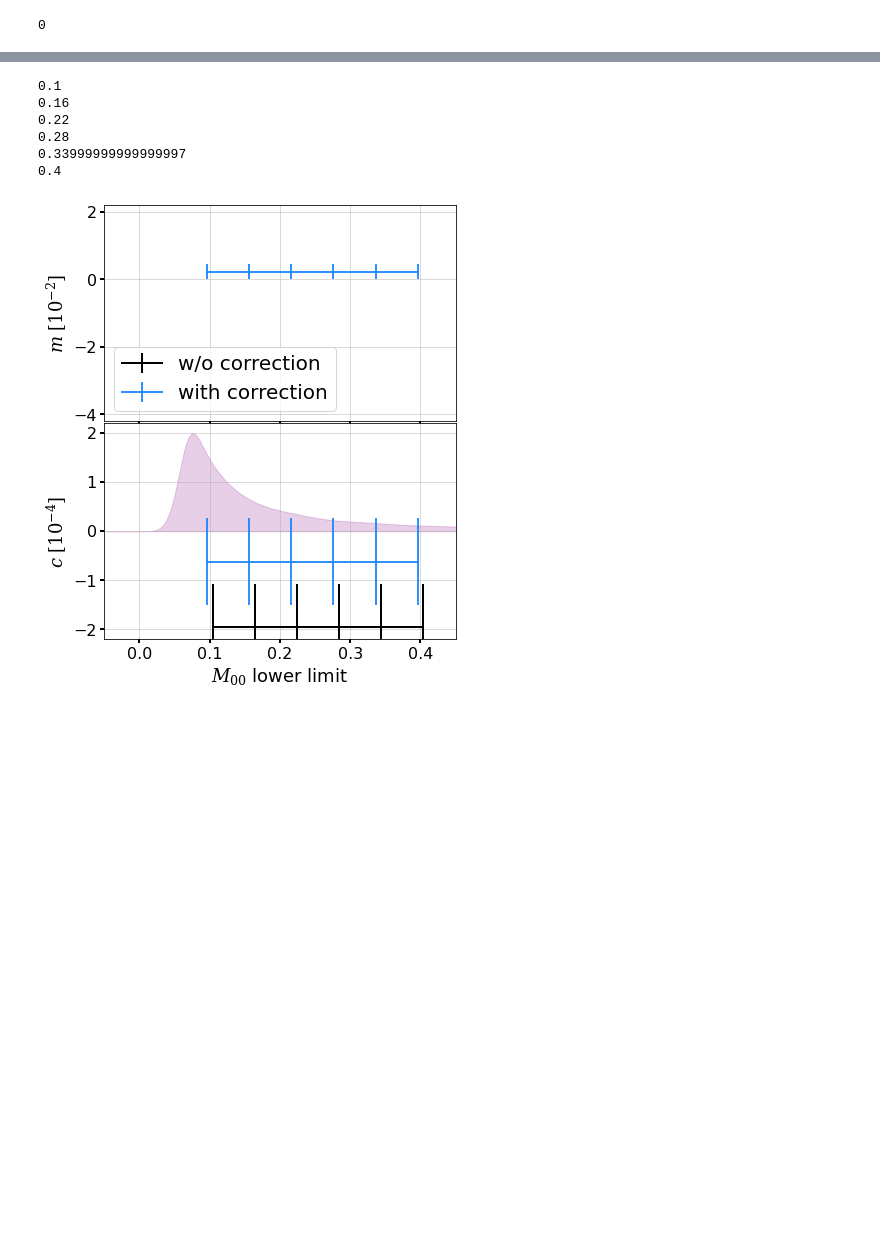
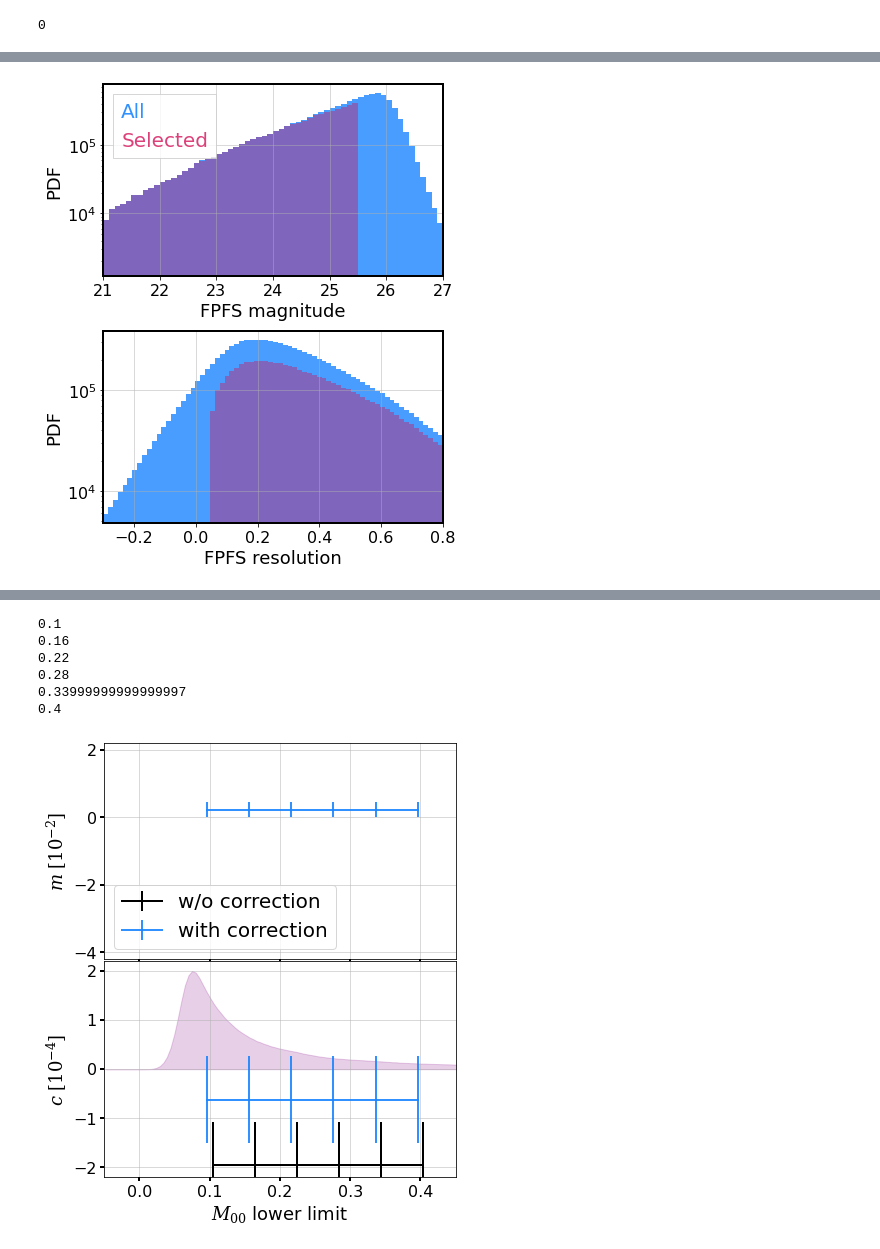
Before and after one commit to mr-superonion/FPFS_notebooks, a Jupyter notebook: ipynb/5_paper_2022/2_tests_isolated/3_center_fixed.ipynb, the cells around one changed output, grey strips where cells are left out. Drawn from its saved outputs; the diff is of its cells as text; code cells hidden in the pictures; blank space fills up the shorter version.

```diff
--- a/ipynb/5_paper_2022/2_tests_isolated/3_center_fixed.ipynb
+++ b/ipynb/5_paper_2022/2_tests_isolated/3_center_fixed.ipynb
@@ -29,7 +26,7 @@ nver='var7em3' # 'var0em0'#
 # read noiseless data
 mm1=[]
 mm2=[]
-for _i in range(1000):
+for _i in range(1024):
     _a1=fitsio.read(os.path.join(simDir,'srcfs3_%sCenter-%s_%s/psf60/fpfs-%s-%04d-g1-0000.fits' %(gver,nver,ver,dver,_i)))
     _a2=fitsio.read(os.path.join(simDir,'srcfs3_%sCenter-%s_%s/psf60/fpfs-%s-%04d-g1-2222.fits' %(gver,nver,ver,dver,_i)))
     mm1.append(_a1)
@@ -238,0 +49,37 @@ plt.tight_layout(h_pad=-0.2)
+# %%
+pix_scale=0.168
+C=12.
+nbins=70
+m1   =   -2.5 * np.log10(mm1['fpfs_M00']) + 27.
+r2   =   (mm1['fpfs_M20']+mm1['fpfs_M00'])/(mm1['fpfs_M00'])
+msk=(m1<25.5)&(r2>=0.05)
+plt.close()
+fig,axes=pltutil.make_figure_axes(nx=1,ny=2,square=False)
+ax=axes[0]
+ax.hist(m1,bins=nbins,density=False,linewidth=2.,color=pltutil.colors[1],range=(20,27),label='All',alpha=0.8,histtype='stepfilled')
+ax.hist(m1[msk],bins=nbins,density=False,linewidth=2.,color=pltutil.colors[2],range=(20,27),label='Selected',alpha=0.4,histtype='stepfilled')
+
+leg=ax.legend(loc='upper left',fontsize=20,handlelength=0,handletextpad=0,fancybox=False,markerscale=0)
+for it,text in enumerate(leg.get_texts()):
+    text.set_color(pltutil.colors[it+1])
+ax.set_xlim(21,27)
+ax.set_yscale('log')
+ax.set_xlabel('FPFS magnitude')
+ax.set_ylabel('PDF')
+ax.grid()
+
+ax=axes[1]
+ax.hist(r2,bins=nbins,density=False,linewidth=2.,color=pltutil.colors[1],range=(-0.3,0.8),alpha=0.8,histtype='stepfilled')
+ax.hist(r2[msk],bins=nbins,density=False,linewidth=2.,color=pltutil.colors[2],range=(-0.3,0.8),alpha=0.4,histtype='stepfilled')
+ax.set_xlim(-0.3,0.8)
+ax.set_yscale('log')
+ax.set_xlabel('FPFS resolution')
+ax.set_ylabel('PDF')
+ax.grid()
+fig.tight_layout()
+
+
+gc.collect()
+fig.savefig('obsHist.pdf')
+# %% [output]
+[figure, new version]
```
Also changed, not shown: parts of 10 cells of this notebook, 5 other files.
